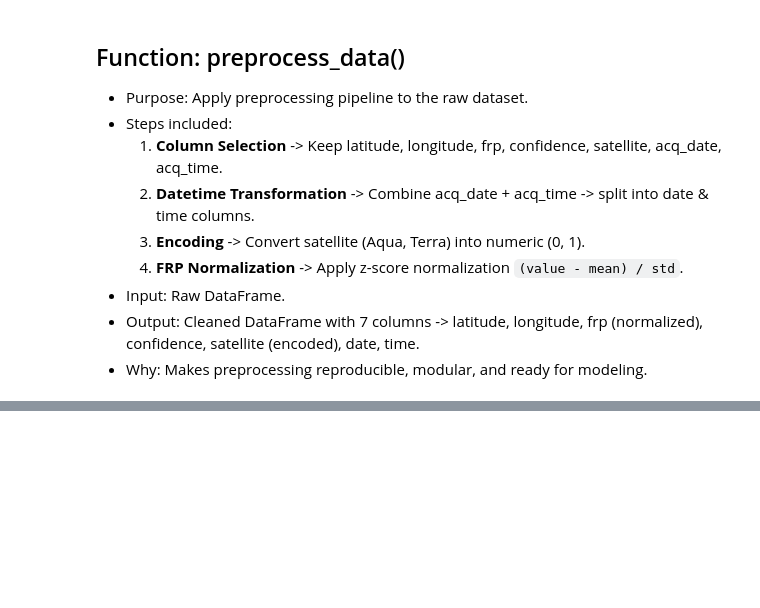
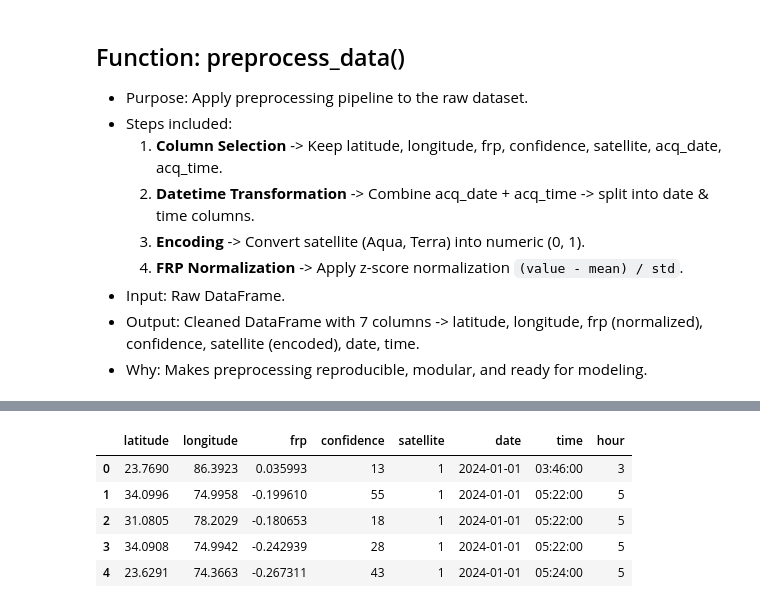
Before and after one commit to VishnuIITP/EDA_modis_fire, a Jupyter notebook: Preprocessing.ipynb, the cells around one changed output, grey strips where cells are left out. Saved outputs shown, nothing was run; the diff lists cells and outputs as text; code cells hidden in the pictures; blank space fills up the shorter version.

```diff
--- a/Preprocessing.ipynb
+++ b/Preprocessing.ipynb
@@ -301,0 +308,13 @@ print(dataf.head())
+# %%
+df['date'] = pd.to_datetime(df['date'])
+df['time'] = pd.to_datetime(df['time'], format='%H:%M:%S').dt.time
+df['hour'] = pd.to_datetime(df['time'], format='%H:%M:%S').dt.hour
+# %%
+df.head()
+# %% [output]
+|  | latitude | longitude | frp | confidence | satellite | date | time | hour |
+| 0 | 23.7690 | 86.3923 | 0.035993 | 13 | 1 | 2024-01-01 | 03:46:00 | 3 |
+| 1 | 34.0996 | 74.9958 | -0.199610 | 55 | 1 | 2024-01-01 | 05:22:00 | 5 |
+| 2 | 31.0805 | 78.2029 | -0.180653 | 18 | 1 | 2024-01-01 | 05:22:00 | 5 |
+| 3 | 34.0908 | 74.9942 | -0.242939 | 28 | 1 | 2024-01-01 | 05:22:00 | 5 |
+| 4 | 23.6291 | 74.3663 | -0.267311 | 43 | 1 | 2024-01-01 | 05:24:00 | 5 |
```
Also changed, not shown: parts of 16 cells of this notebook.
